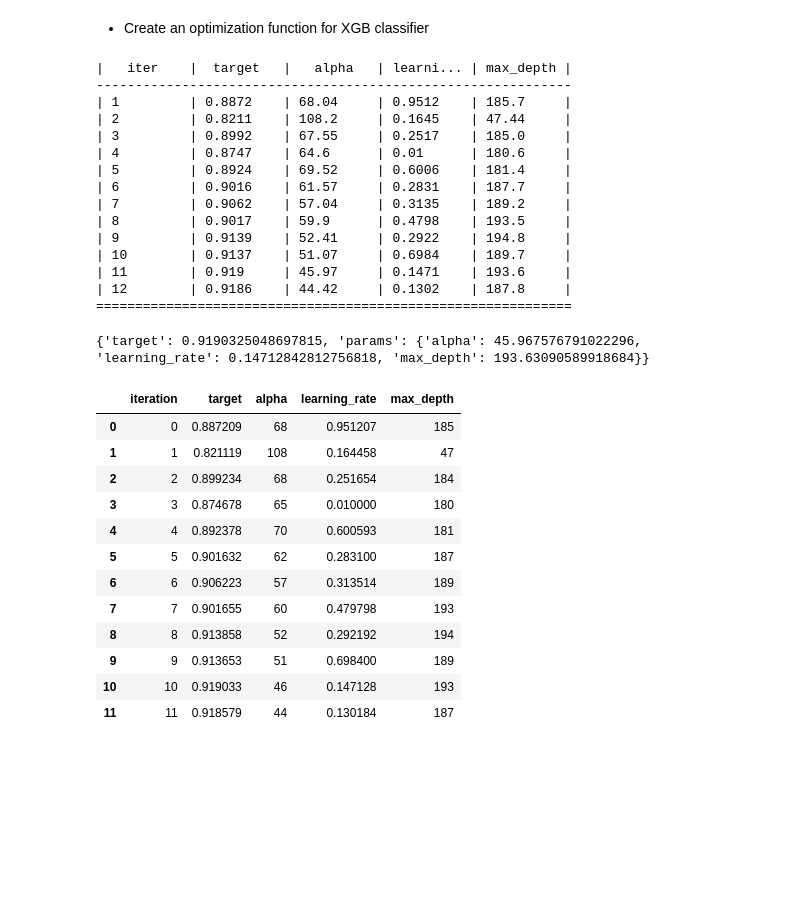
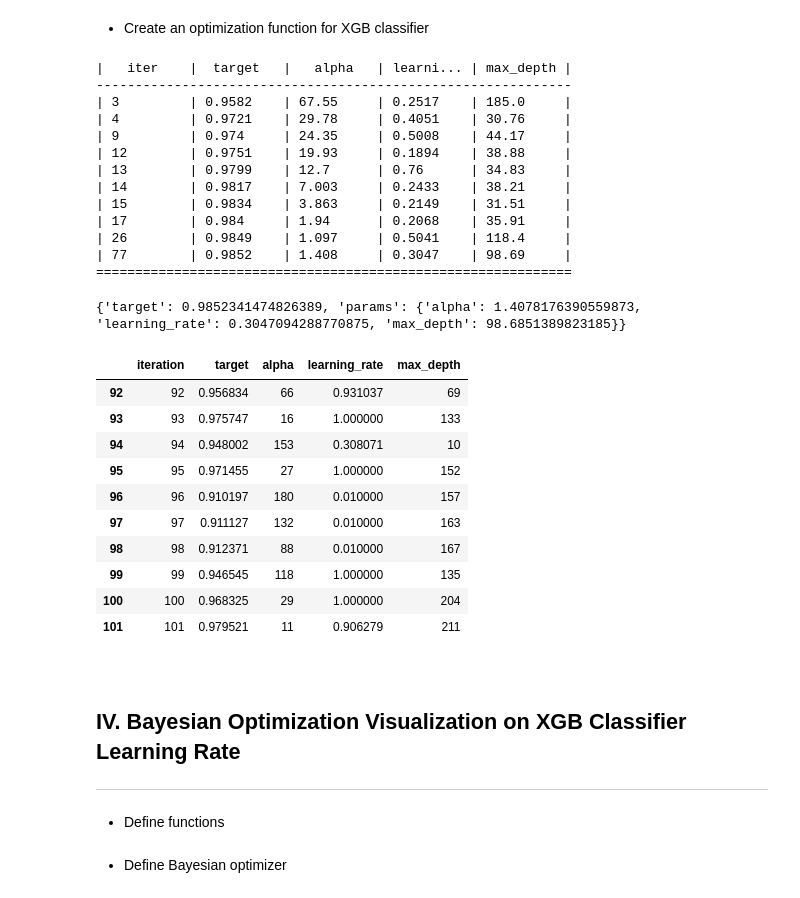
Before and after one commit to McGill-MMA-EnterpriseAnalytics/Flyer_Customer_Satisfaction, a Jupyter notebook: DS_WIP/Ylfa_Bayesian.ipynb, the cells around one changed output. Saved outputs shown, nothing was run; the diff lists cells and outputs as text; code cells hidden in the pictures; blank space fills up the shorter version.

Commit message:
Update Ylfa_Bayesian.ipynb
Add visualization

```diff
--- a/DS_WIP/Ylfa_Bayesian.ipynb
+++ b/DS_WIP/Ylfa_Bayesian.ipynb
@@ -38,8 +39,8 @@ df = pd.read_csv("../Data/airplane_train_processed_normalized.csv")
 df_val = pd.read_csv("../Data/airplane_test_processed_normalized.csv")
 
 
-df = df.head(1000)
-df_val = df_val.head(1000)
+df = df.head(10000)
+df_val = df_val.head(10000)
 
 
 #Removing the highly correlated columns like 'cat__Gender_Male','cat__Customer Type_disloyal Customer',
@@ -152,8 +159,8 @@ def optimize_rfc(data, targets):
     optimizer = BayesianOptimization(f = rfc_crossval,
                                      pbounds = pbounds,
                                      random_state = SEED,
-                                     verbose = 2)
-    optimizer.maximize(n_iter = 10, init_points = 2)
+                                     verbose = 1)
+    optimizer.maximize(n_iter = 100, init_points = 2)
 
     # Return the best result, and results from each iteration
     return {"max": optimizer.max, "res": optimizer.res}
@@ -263,9 +259,9 @@ def optimize_xgb(data, targets):
     optimizer = BayesianOptimization(f = xgb_crossval,
                                      pbounds = pbounds,
                                      random_state = SEED,
-                                     verbose = 2)
+                                     verbose = 1)
 
-    optimizer.maximize(n_iter = 10, init_points = 2)
+    optimizer.maximize(n_iter = 100, init_points = 2)
 
     # Return the best result, and results from each iteration
     return {"max": optimizer.max, "res": optimizer.res}
@@ -274,53 +270,56 @@ opt_xgb = optimize_xgb(X_train, y_train)
 # %% [output]
 |   iter    |  target   |   alpha   | learni... | max_depth |
 -------------------------------------------------------------
-| 1         | 0.8872    | 68.04     | 0.9512    | 185.7     |
-| 2         | 0.8211    | 108.2     | 0.1645    | 47.44     |
-| 3         | 0.8992    | 67.55     | 0.2517    | 185.0     |
-| 4         | 0.8747    | 64.6      | 0.01      | 180.6     |
-| 5         | 0.8924    | 69.52     | 0.6006    | 181.4     |
-| 6         | 0.9016    | 61.57     | 0.2831    | 187.7     |
-| 7         | 0.9062    | 57.04     | 0.3135    | 189.2     |
-| 8         | 0.9017    | 59.9      | 0.4798    | 193.5     |
-| 9         | 0.9139    | 52.41     | 0.2922    | 194.8     |
-| 10        | 0.9137    | 51.07     | 0.6984    | 189.7     |
-| 11        | 0.919     | 45.97     | 0.1471    | 193.6     |
-| 12        | 0.9186    | 44.42     | 0.1302    | 187.8     |
+| 3         | 0.9582    | 67.55     | 0.2517    | 185.0     |
+| 4         | 0.9721    | 29.78     | 0.4051    | 30.76     |
+| 9         | 0.974     | 24.35     | 0.5008    | 44.17     |
+| 12        | 0.9751    | 19.93     | 0.1894    | 38.88     |
+| 13        | 0.9799    | 12.7      | 0.76      | 34.83     |
+| 14        | 0.9817    | 7.003     | 0.2433    | 38.21     |
+| 15        | 0.9834    | 3.863     | 0.2149    | 31.51     |
+| 17        | 0.984     | 1.94      | 0.2068    | 35.91     |
+| 26        | 0.9849    | 1.097     | 0.5041    | 118.4     |
+| 77        | 0.9852    | 1.408     | 0.3047    | 98.69     |
 =============================================================
 # %%
 print(opt_xgb["max"])
 # %% [output]
-{'target': 0.9190325048697815, 'params': {'alpha': 45.967576791022296, 'learning_rate': 0.14712842812756818, 'max_depth': 193.63090589918684}}
+{'target': 0.9852341474826389, 'params': {'alpha': 1.4078176390559873, 'learning_rate': 0.3047094288770875, 'max_depth': 98.6851389823185}}
 # %%
 iterations = {}
 
 cols = ["iteration", "target"]
 cols.extend(list(pbounds.keys()))
 
 for col in cols:
     iterations[col] = []
 
 iterations = pd.DataFrame(iterations)
 
 for i, res in enumerate(opt_xgb["res"]):
     iterations.loc[i] = [str(i),
                          res["target"],
                          round(res["params"]["alpha"]),
                          res["params"]["learning_rate"],
                          round(int(res["params"]["max_depth"]))]
 
-display(iterations)
+display(iterations.tail(10))
 # %% [output]
 |  | iteration | target | alpha | learning_rate | max_depth |
-| 0 | 0 | 0.887209 | 68 | 0.951207 | 185 |
-| 1 | 1 | 0.821119 | 108 | 0.164458 | 47 |
-| 2 | 2 | 0.899234 | 68 | 0.251654 | 184 |
-| 3 | 3 | 0.874678 | 65 | 0.010000 | 180 |
-| 4 | 4 | 0.892378 | 70 | 0.600593 | 181 |
-| 5 | 5 | 0.901632 | 62 | 0.283100 | 187 |
-| 6 | 6 | 0.906223 | 57 | 0.313514 | 189 |
-| 7 | 7 | 0.901655 | 60 | 0.479798 | 193 |
-| 8 | 8 | 0.913858 | 52 | 0.292192 | 194 |
-| 9 | 9 | 0.913653 | 51 | 0.698400 | 189 |
-| 10 | 10 | 0.919033 | 46 | 0.147128 | 193 |
-| 11 | 11 | 0.918579 | 44 | 0.130184 | 187 |
+| 92 | 92 | 0.956834 | 66 | 0.931037 | 69 |
+| 93 | 93 | 0.975747 | 16 | 1.000000 | 133 |
+| 94 | 94 | 0.948002 | 153 | 0.308071 | 10 |
+| 95 | 95 | 0.971455 | 27 | 1.000000 | 152 |
+| 96 | 96 | 0.910197 | 180 | 0.010000 | 157 |
+| 97 | 97 | 0.911127 | 132 | 0.010000 | 163 |
+| 98 | 98 | 0.912371 | 88 | 0.010000 | 167 |
+| 99 | 99 | 0.946545 | 118 | 1.000000 | 135 |
+| 100 | 100 | 0.968325 | 29 | 1.000000 | 204 |
+| 101 | 101 | 0.979521 | 11 | 0.906279 | 211 |
+# %% [markdown]
+<br>
+
+## IV. Bayesian Optimization Visualization on XGB Classifier Learning Rate
+***
+
+- Define functions
@@ -326,0 +348,2 @@ display(iterations)
+# %% [markdown]
+- Define Bayesian optimizer
```
Also changed, not shown: parts of 18 cells of this notebook.
